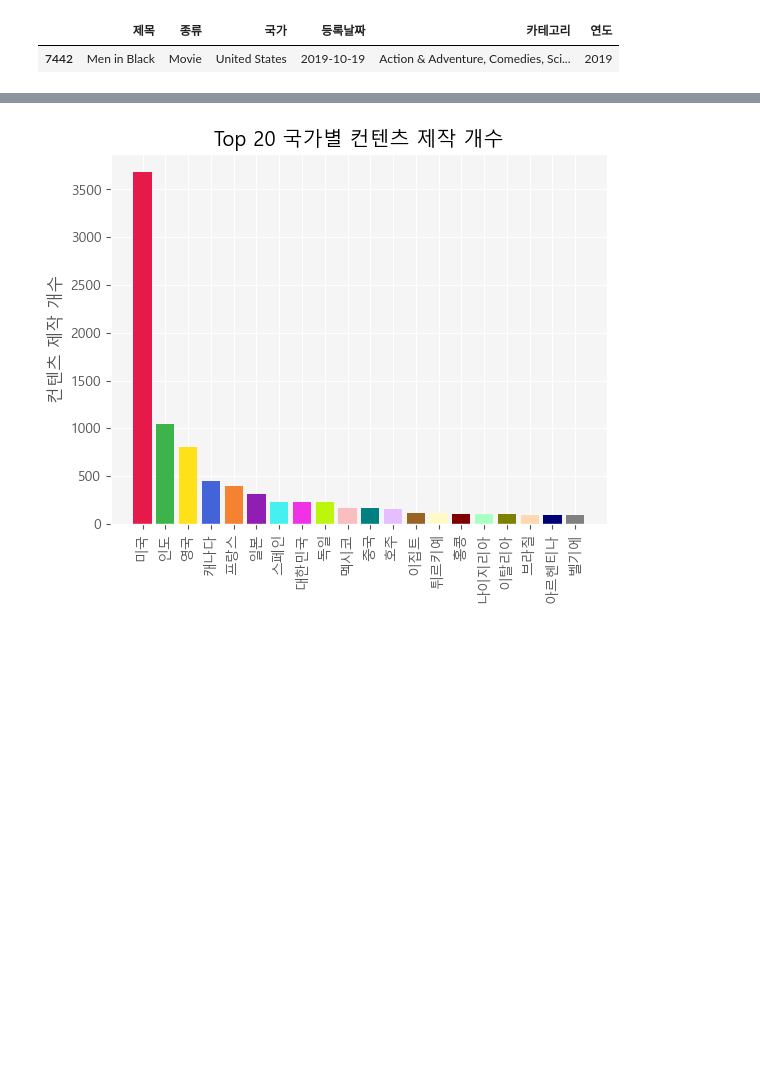
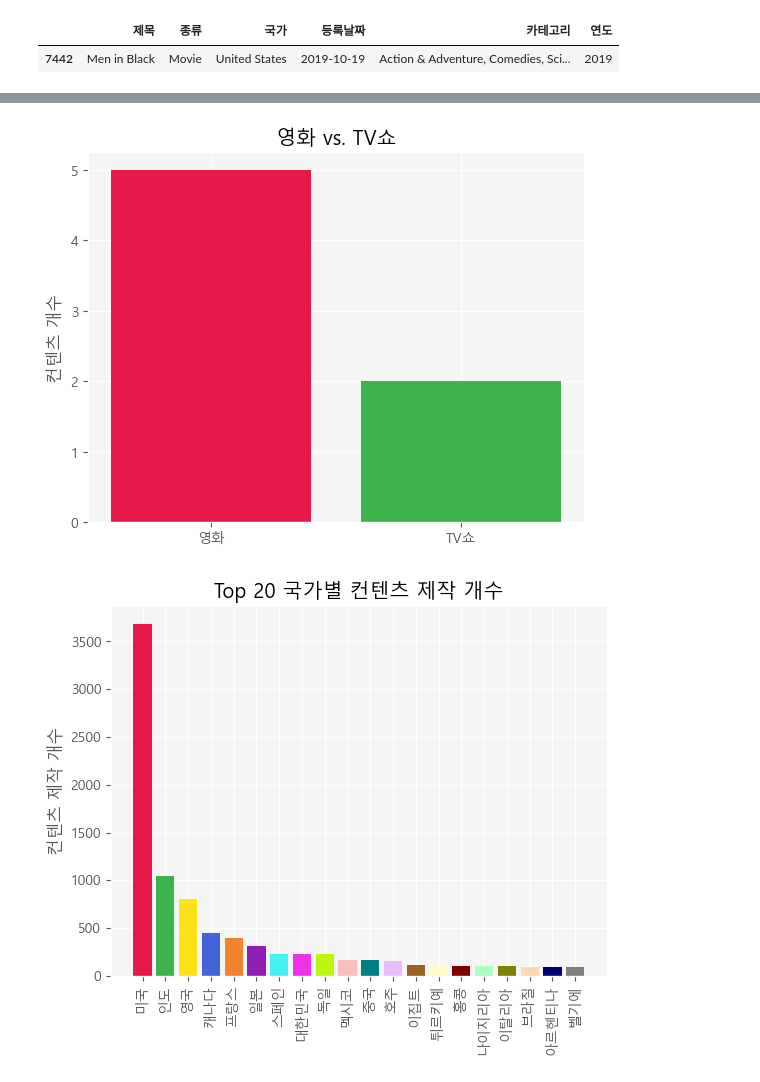
Before and after one commit to jpjun8/C3cube, a Jupyter notebook: DA_Nocode/example.ipynb, the cells around one changed output, grey strips where cells are left out. Cells and saved outputs as stored; diff of their text form; code cells hidden in the pictures; blank space fills up the shorter version.

```diff
--- a/DA_Nocode/example.ipynb
+++ b/DA_Nocode/example.ipynb
@@ -95,3 +106,14 @@ plt.show()
+# %%
+
+eda1_label = np.array(['영화', 'TV쇼'])
+eda1_value = np.array([5, 2])
+plt.bar(eda1_label, eda1_value, color=colors2)
+plt.title('영화 vs. TV쇼')
+plt.ylabel('컨텐츠 개수')
+# plt.yticks(np.arange(0, 10, 0.5))
+plt.show()
+# %% [output]
+[figure, added]
 # %%
 # 번역
 from translate import Translator
```
Also changed, not shown: parts of 3 cells of this notebook, 1 other file.
